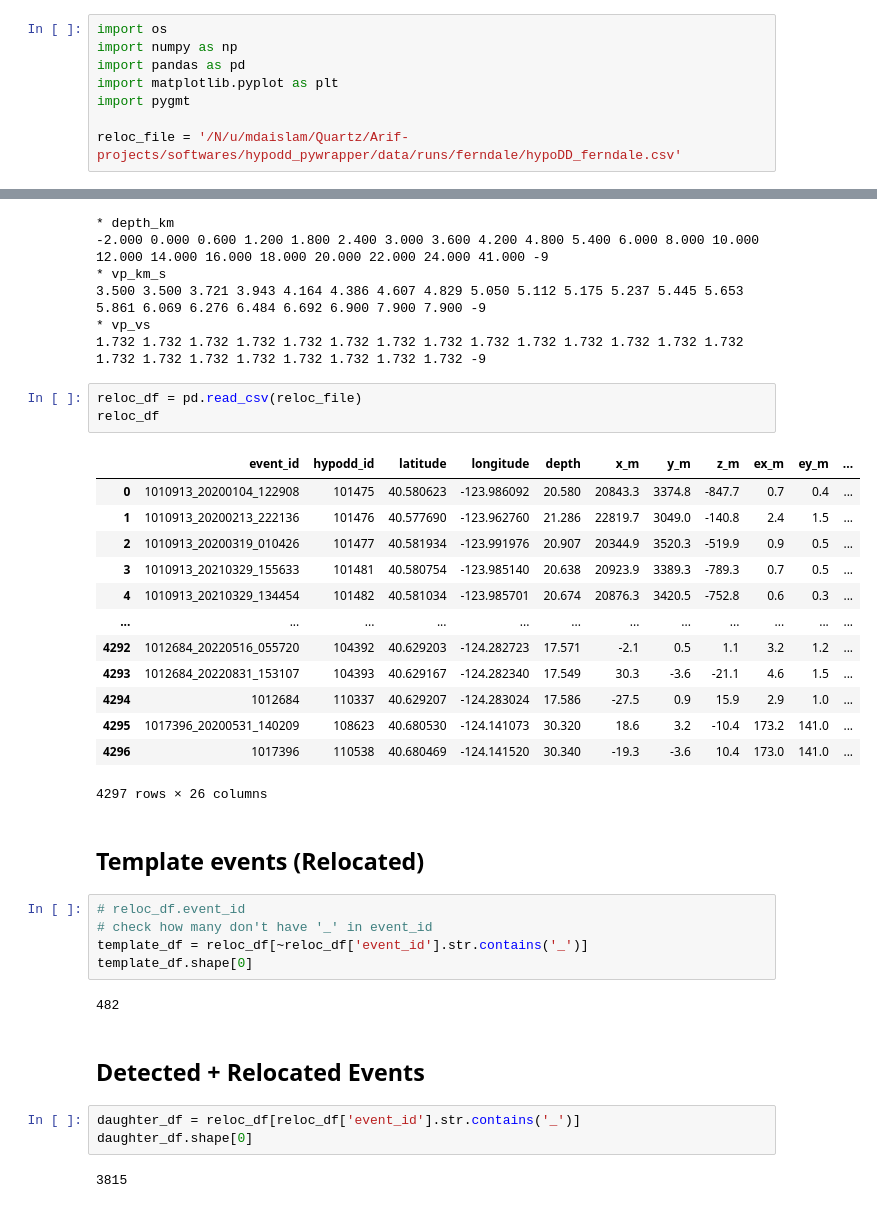
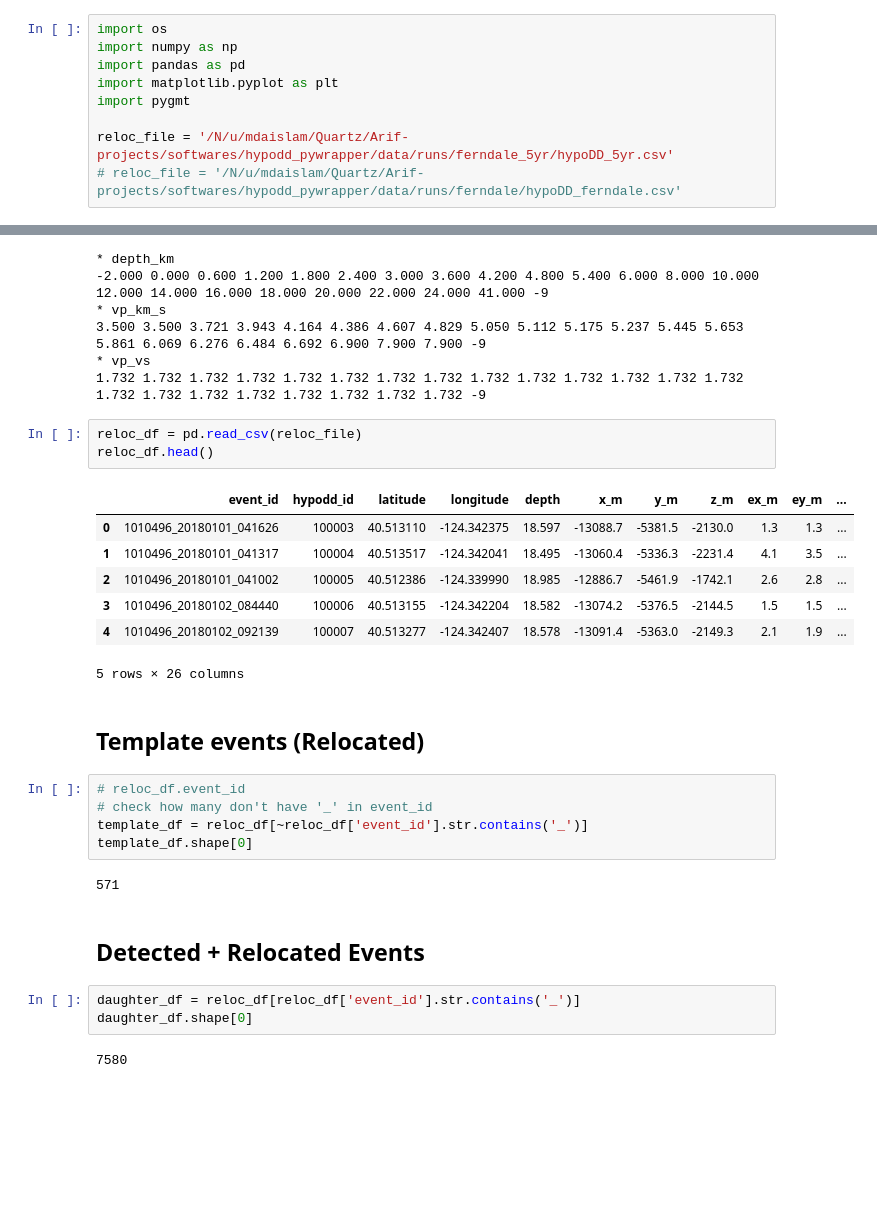
Before and after one commit to arif-geo/hypodd_pywrapper, a Jupyter notebook: notebooks/relocation_test.ipynb, the cells around one changed output, grey strips where cells are left out. Drawn from its saved outputs; the diff is of its cells as text; blank space fills up the shorter version.

```diff
--- a/notebooks/relocation_test.ipynb
+++ b/notebooks/relocation_test.ipynb
@@ -7,7 +7,8 @@ import pandas as pd
 import matplotlib.pyplot as plt
 import pygmt
 
-reloc_file = '/N/u/mdaislam/Quartz/Arif-projects/softwares/hypodd_pywrapper/data/runs/ferndale/hypoDD_ferndale.csv'
+reloc_file = '/N/u/mdaislam/Quartz/Arif-projects/softwares/hypodd_pywrapper/data/runs/ferndale_5yr/hypoDD_5yr.csv'
+# reloc_file = '/N/u/mdaislam/Quartz/Arif-projects/softwares/hypodd_pywrapper/data/runs/ferndale/hypoDD_ferndale.csv'
 # %%
 vel_file = '/N/u/mdaislam/Quartz/Arif-projects/Match-Filter-Event-Detection/event_detection/data/yoon-shelly-2024-velmodel.txt'
 vel_df = pd.read_csv(vel_file, skiprows=1, sep='\\s+', names=['depth_km', 'vp_km_s', 'vs_km_s'])
@@ -45,21 +46,15 @@ for col in ['depth_km', 'vp_km_s', 'vp_vs']:
 1.732 1.732 1.732 1.732 1.732 1.732 1.732 1.732 1.732 1.732 1.732 1.732 1.732 1.732 1.732 1.732 1.732 1.732 1.732 1.732 1.732 1.732 -9
 # %%
 reloc_df = pd.read_csv(reloc_file)
-reloc_df
+reloc_df.head()
 # %% [output]
 |  | event_id | hypodd_id | latitude | longitude | depth | x_m | y_m | z_m | ex_m | ey_m | ... |
-| 0 | 1010913_20200104_122908 | 101475 | 40.580623 | -123.986092 | 20.580 | 20843.3 | 3374.8 | -847.7 | 0.7 | 0.4 | ... |
-| 1 | 1010913_20200213_222136 | 101476 | 40.577690 | -123.962760 | 21.286 | 22819.7 | 3049.0 | -140.8 | 2.4 | 1.5 | ... |
-| 2 | 1010913_20200319_010426 | 101477 | 40.581934 | -123.991976 | 20.907 | 20344.9 | 3520.3 | -519.9 | 0.9 | 0.5 | ... |
-| 3 | 1010913_20210329_155633 | 101481 | 40.580754 | -123.985140 | 20.638 | 20923.9 | 3389.3 | -789.3 | 0.7 | 0.5 | ... |
-| 4 | 1010913_20210329_134454 | 101482 | 40.581034 | -123.985701 | 20.674 | 20876.3 | 3420.5 | -752.8 | 0.6 | 0.3 | ... |
-| ... | ... | ... | ... | ... | ... | ... | ... | ... | ... | ... | ... |
-| 4292 | 1012684_20220516_055720 | 104392 | 40.629203 | -124.282723 | 17.571 | -2.1 | 0.5 | 1.1 | 3.2 | 1.2 | ... |
-| 4293 | 1012684_20220831_153107 | 104393 | 40.629167 | -124.282340 | 17.549 | 30.3 | -3.6 | -21.1 | 4.6 | 1.5 | ... |
-| 4294 | 1012684 | 110337 | 40.629207 | -124.283024 | 17.586 | -27.5 | 0.9 | 15.9 | 2.9 | 1.0 | ... |
-| 4295 | 1017396_20200531_140209 | 108623 | 40.680530 | -124.141073 | 30.320 | 18.6 | 3.2 | -10.4 | 173.2 | 141.0 | ... |
-| 4296 | 1017396 | 110538 | 40.680469 | -124.141520 | 30.340 | -19.3 | -3.6 | 10.4 | 173.0 | 141.0 | ... |
+| 0 | 1010496_20180101_041626 | 100003 | 40.513110 | -124.342375 | 18.597 | -13088.7 | -5381.5 | -2130.0 | 1.3 | 1.3 | ... |
+| 1 | 1010496_20180101_041317 | 100004 | 40.513517 | -124.342041 | 18.495 | -13060.4 | -5336.3 | -2231.4 | 4.1 | 3.5 | ... |
+| 2 | 1010496_20180101_041002 | 100005 | 40.512386 | -124.339990 | 18.985 | -12886.7 | -5461.9 | -1742.1 | 2.6 | 2.8 | ... |
+| 3 | 1010496_20180102_084440 | 100006 | 40.513155 | -124.342204 | 18.582 | -13074.2 | -5376.5 | -2144.5 | 1.5 | 1.5 | ... |
+| 4 | 1010496_20180102_092139 | 100007 | 40.513277 | -124.342407 | 18.578 | -13091.4 | -5363.0 | -2149.3 | 2.1 | 1.9 | ... |
-4297 rows × 26 columns
+5 rows × 26 columns
 # %% [markdown]
 ## Template events (Relocated)
 # %%
@@ -68,12 +63,12 @@ reloc_df
 template_df = reloc_df[~reloc_df['event_id'].str.contains('_')]
 template_df.shape[0]
 # %% [output]
-482
+571
 # %% [markdown]
 ## Detected + Relocated Events
 # %%
 daughter_df = reloc_df[reloc_df['event_id'].str.contains('_')]
 daughter_df.shape[0]
 # %% [output]
-3815
+7580
 # %%
```
Also changed, not shown: parts of 10 cells of this notebook, 26 other files.
